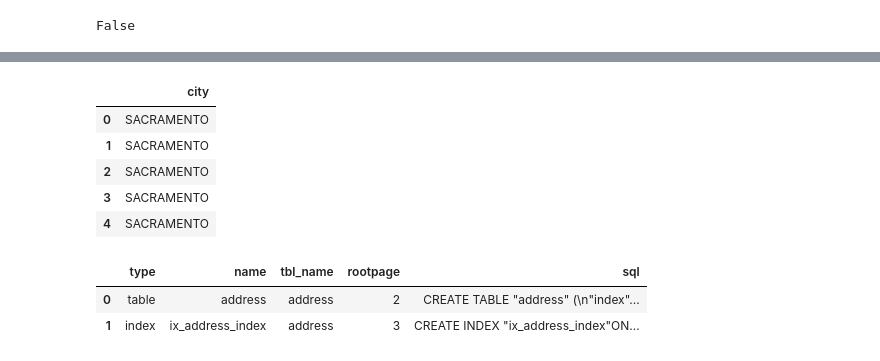
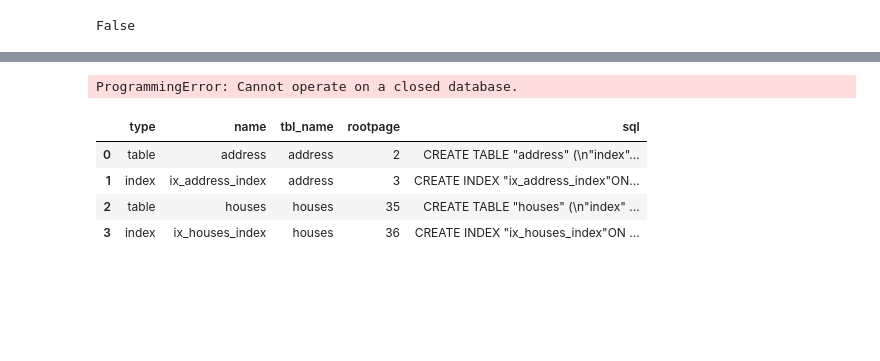
Before and after one commit to coryjennings93/codeLou_Python, a Jupyter notebook: PythondatabaseProject.ipynb, the cells around one changed output, grey strips where cells are left out. Saved outputs shown, nothing was run; the diff lists cells and outputs as text; code cells hidden in the pictures; blank space fills up the shorter version.

```diff
--- a/PythondatabaseProject.ipynb
+++ b/PythondatabaseProject.ipynb
@@ -43,27 +204,22 @@ df.to_sql("address", db, if_exists="replace")
+# %%
+query_table_help = """
+SELECT city , *FROM PRAGMA_TABLE_INFO('houses');
+"""
+run_query(query_table_help)
+# %% [output]
+ProgrammingError: Cannot operate on a closed database.
 # %%
 query = """
-SELECT city
-FROM address;
+SELECT *
+FROM sqlite_master;
 """
 run_query(query)
 # %% [output]
-|  | city |
-| 0 | SACRAMENTO |
-| 1 | SACRAMENTO |
-| 2 | SACRAMENTO |
-| 3 | SACRAMENTO |
-| 4 | SACRAMENTO |
+|  | type | name | tbl_name | rootpage | sql |
+| 0 | table | address | address | 2 | CREATE TABLE "address" (\n"index"... |
+| 1 | index | ix_address_index | address | 3 | CREATE INDEX "ix_address_index"ON... |
+| 2 | table | houses | houses | 35 | CREATE TABLE "houses" (\n"index" ... |
+| 3 | index | ix_houses_index | houses | 36 | CREATE INDEX "ix_houses_index"ON ... |
-# %%
-query = """
-SELECT *
-FROM sqlite_master
-ORDER BY name;
-"""
-run_query(query)
-# %% [output]
-|  | type | name | tbl_name | rootpage | sql |
-| 0 | table | address | address | 2 | CREATE TABLE "address" (\n"index"... |
-| 1 | index | ix_address_index | address | 3 | CREATE INDEX "ix_address_index"ON... |
 # %%
 #cur = db.cursor()
 # %%
```
Also changed, not shown: parts of 14 cells of this notebook, 2 other files.
